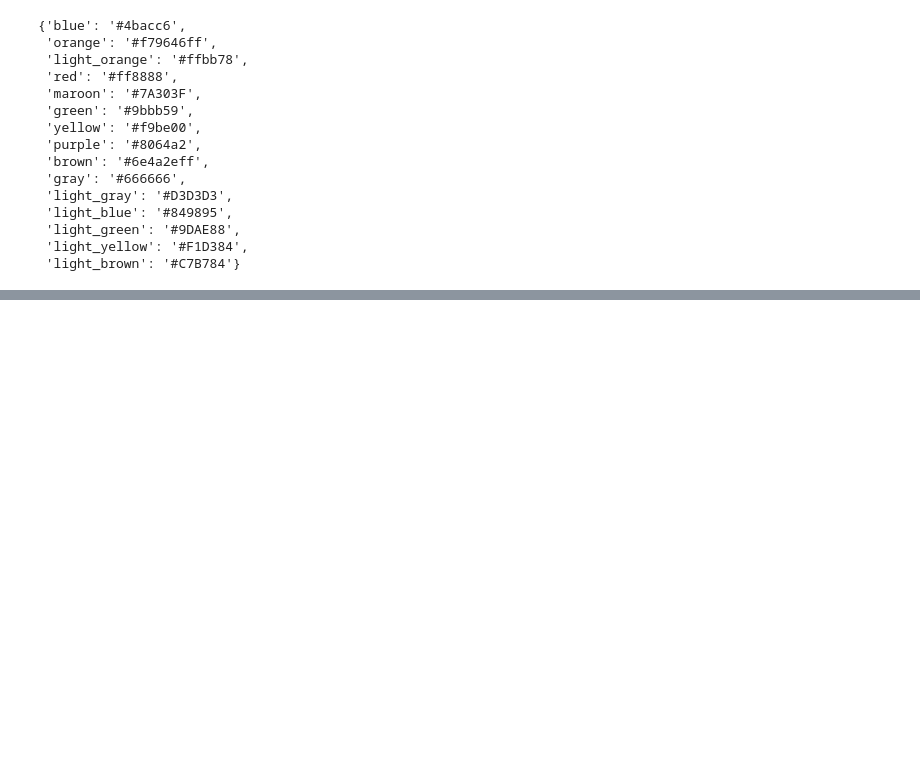
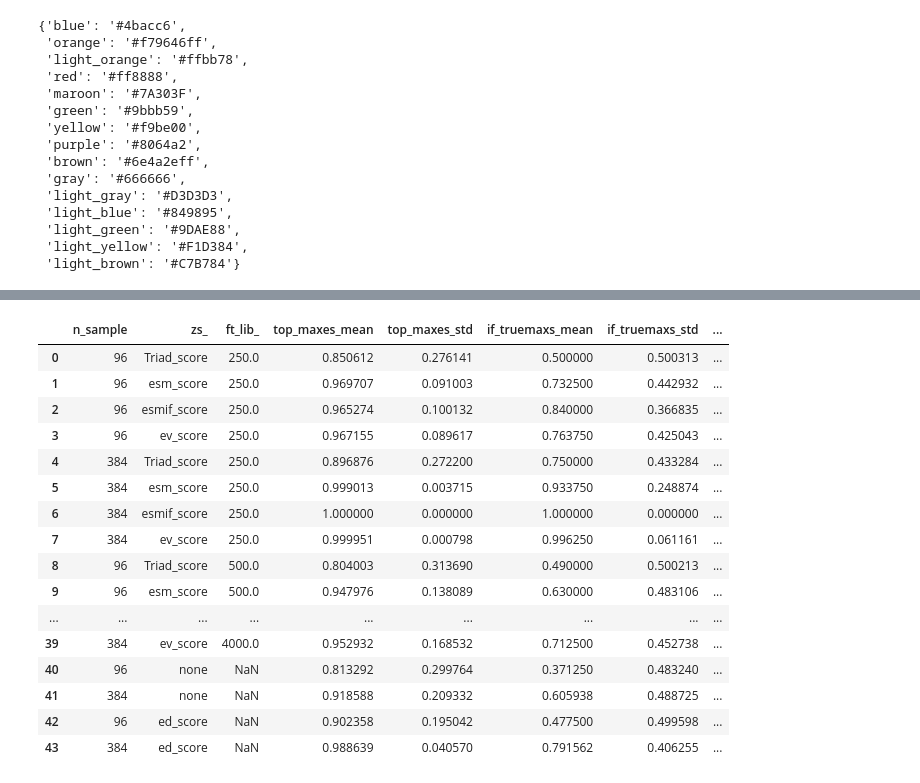
Before and after one commit to fhalab/SSMuLA, a Jupyter notebook: sandbox/plot_ftmlde_compact.ipynb, the cells around one changed output, grey strips where cells are left out. Saved outputs shown, nothing was run; the diff lists cells and outputs as text; code cells hidden in the pictures; blank space fills up the shorter version.

```diff
--- a/sandbox/plot_ftmlde_compact.ipynb
+++ b/sandbox/plot_ftmlde_compact.ipynb
@@ -331,0 +334,10 @@ plt.tight_layout()
+# %%
+random_4 = get_mlde_avg_df(mlde_all, n_top, "all", ["none"], active_4)
+db_4 = get_mlde_avg_df(mlde_all, n_top, "double", ["none"], active_4)
+db_4["zs_"] = "ed_score"
+
+frac_ft_dict_4 = {}
+
+for frac in FTLIB_FRAC_LIST[:-1]:
+    avg_mlde = get_mlde_avg_sdf(mlde_all, n_top, "all", ZS_OPTS, active_4, ft_frac = frac)
+    frac_ft_dict_4[frac] = avg_mlde
@@ -331,0 +365,26 @@ plt.tight_layout()
+# %%
+frac_ft_dfs_3 = []
+for frac in FTLIB_FRAC_LIST[:-1]:
+    frac_ft_dfs_3.append(frac_ft_dict_3[frac].loc[[96, 384]].reset_index().assign(ft_lib_size = frac))
+frac_ft_dfs_3.append(random_3.loc[[96, 384]].reset_index().assign(ft_lib_size = 1))
+frac_ft_dfs_3.append(db_3.loc[[96, 384]].reset_index().assign(ft_lib_size = 1))
+frac_ft_dfs_3 = pd.concat(frac_ft_dfs_3).reset_index(drop=True)
+frac_ft_dfs_3
+# %% [output]
+|  | n_sample | zs_ | ft_lib_ | top_maxes_mean | top_maxes_std | if_truemaxs_mean | if_truemaxs_std | ... |
+| 0 | 96 | Triad_score | 250.0 | 0.850612 | 0.276141 | 0.500000 | 0.500313 | ... |
+| 1 | 96 | esm_score | 250.0 | 0.969707 | 0.091003 | 0.732500 | 0.442932 | ... |
+| 2 | 96 | esmif_score | 250.0 | 0.965274 | 0.100132 | 0.840000 | 0.366835 | ... |
+| 3 | 96 | ev_score | 250.0 | 0.967155 | 0.089617 | 0.763750 | 0.425043 | ... |
+| 4 | 384 | Triad_score | 250.0 | 0.896876 | 0.272200 | 0.750000 | 0.433284 | ... |
+| 5 | 384 | esm_score | 250.0 | 0.999013 | 0.003715 | 0.933750 | 0.248874 | ... |
+| 6 | 384 | esmif_score | 250.0 | 1.000000 | 0.000000 | 1.000000 | 0.000000 | ... |
+| 7 | 384 | ev_score | 250.0 | 0.999951 | 0.000798 | 0.996250 | 0.061161 | ... |
+| 8 | 96 | Triad_score | 500.0 | 0.804003 | 0.313690 | 0.490000 | 0.500213 | ... |
+| 9 | 96 | esm_score | 500.0 | 0.947976 | 0.138089 | 0.630000 | 0.483106 | ... |
+| ... | ... | ... | ... | ... | ... | ... | ... | ... |
+| 39 | 384 | ev_score | 4000.0 | 0.952932 | 0.168532 | 0.712500 | 0.452738 | ... |
+| 40 | 96 | none | NaN | 0.813292 | 0.299764 | 0.371250 | 0.483240 | ... |
+| 41 | 384 | none | NaN | 0.918588 | 0.209332 | 0.605938 | 0.488725 | ... |
+| 42 | 96 | ed_score | NaN | 0.902358 | 0.195042 | 0.477500 | 0.499598 | ... |
+| 43 | 384 | ed_score | NaN | 0.988639 | 0.040570 | 0.791562 | 0.406255 | ... |
```
Also changed, not shown: parts of 15 cells of this notebook.
